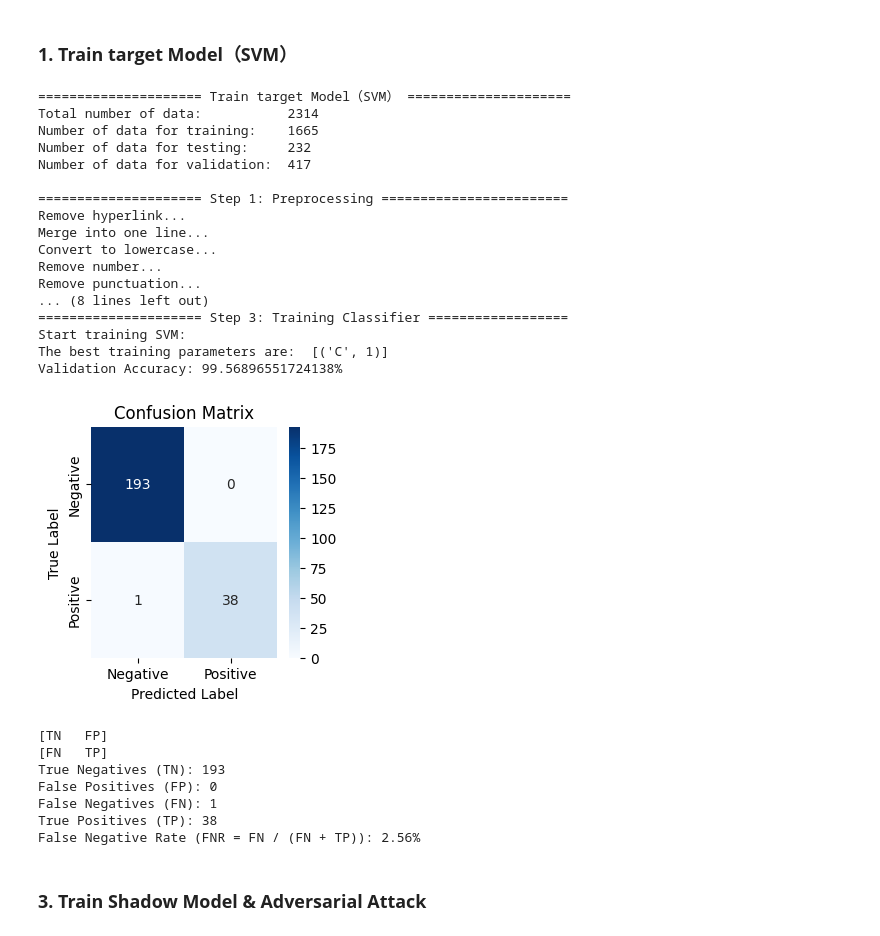
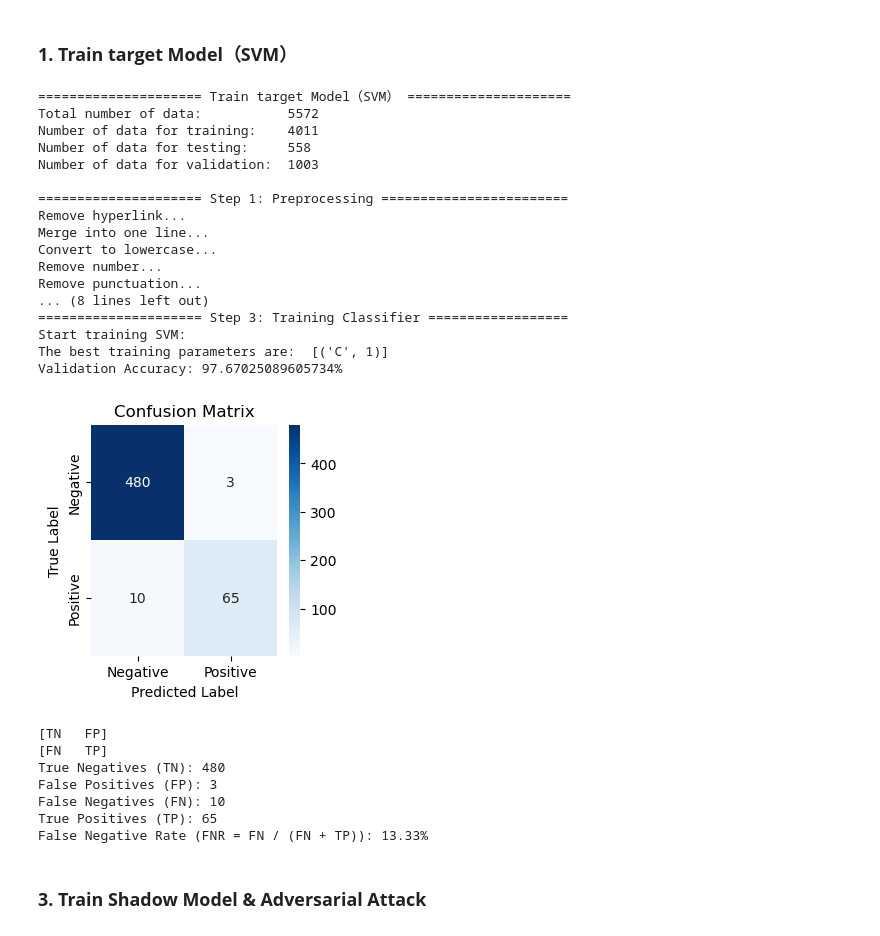
Before and after one commit to wuhumontana/bypass-spam-filter, a Jupyter notebook: bypass.ipynb, the cells around one changed output. Drawn from its saved outputs; the diff is of its cells as text; code cells hidden in the pictures.

Commit message:
update tutorial_spam

```diff
--- a/bypass.ipynb
+++ b/bypass.ipynb
@@ -87,6 +87,10 @@ from sklearn.model_selection import train_test_split
 
 # This function extracts data from .csv file and split into training, validation, and testing dataset.
 def data_extraction(df, valid = True):
+  # Rename the 'content' column to 'label'
+  df = df.rename(columns={'content': 'label'})
+
+
   # Separate data into features and labels
   x = df.message
   y = df.label
@@ -894,48 +909,45 @@ def svm_attack(method, clf_lin, spam, words14str, feature_model, feature_names,
 ### **1. Train target Model（SVM）** ###
 # %%
 print('\n===================== Train target Model（SVM） =====================')
-df = pd.read_csv('./messages.csv', encoding='utf-8', encoding_errors='ignore')
-# df = pd.read_csv('./tutorial_spam.tsv', sep='\t', encoding='utf-8', encoding_errors='ignore')
+df = pd.read_csv('./tutorial_spam.csv', encoding='utf-8', encoding_errors='ignore')
 X_train, X_val, X_test, Y_train, Y_val, Y_test = data_extraction(df)
-# X_train_shadow, Y_train_shadow  = copy_dataset_by_similarity(X_train, Y_train, 0.4)
+
 print('Total number of data:          ', str(len(X_train) + len(X_test) + len(X_val)))
 print('Number of data for training:    ' + str(len(X_train)))
 print('Number of data for testing:     ' + str(len(X_test)))
 print('Number of data for validation: ', str(len(X_val)))
-# print('Number of data for X_train_shadow: ', str(len(X_train_shadow)))
-# print('Number of data for Y_train_shadow: ', str(len(Y_train_shadow)))
 
 
 # Target modal
 T_FE_method= 'tfidf'
 T_classifier= 'SVM'
 T_tr_set, T_v_set, T_clf, T_x_train_features, T_feature_names, T_feature_model, T_scalar = train_classifier(T_FE_method, T_classifier, X_train, X_val, X_test, Y_train, Y_val, Y_test)
 # %% [output]
 ===================== Train target Model（SVM） =====================
-Total number of data:           2314
-Number of data for training:    1665
-Number of data for testing:     232
-Number of data for validation:  417
+Total number of data:           5572
+Number of data for training:    4011
+Number of data for testing:     558
+Number of data for validation:  1003
 
 ===================== Step 1: Preprocessing ========================
 Remove hyperlink...
 Merge into one line...
 Convert to lowercase...
 Remove number...
 Remove punctuation...
 ... (8 lines left out)
 ===================== Step 3: Training Classifier ==================
 Start training SVM:
 The best training parameters are:  [('C', 1)]
-Validation Accuracy: 99.56896551724138%
+Validation Accuracy: 97.67025089605734%
-[figure, old version]
+[figure, new version]
 [TN   FP]
 [FN   TP]
-True Negatives (TN): 193
-False Positives (FP): 0
-False Negatives (FN): 1
-True Positives (TP): 38
-False Negative Rate (FNR = FN / (FN + TP)): 2.56%
+True Negatives (TN): 480
+False Positives (FP): 3
+False Negatives (FN): 10
+True Positives (TP): 65
+False Negative Rate (FNR = FN / (FN + TP)): 13.33%
 # %% [markdown]
 ### **3. Train Shadow Model & Adversarial Attack** ###
 # %%
```
Also changed, not shown: parts of 9 cells of this notebook, 2 other files.
